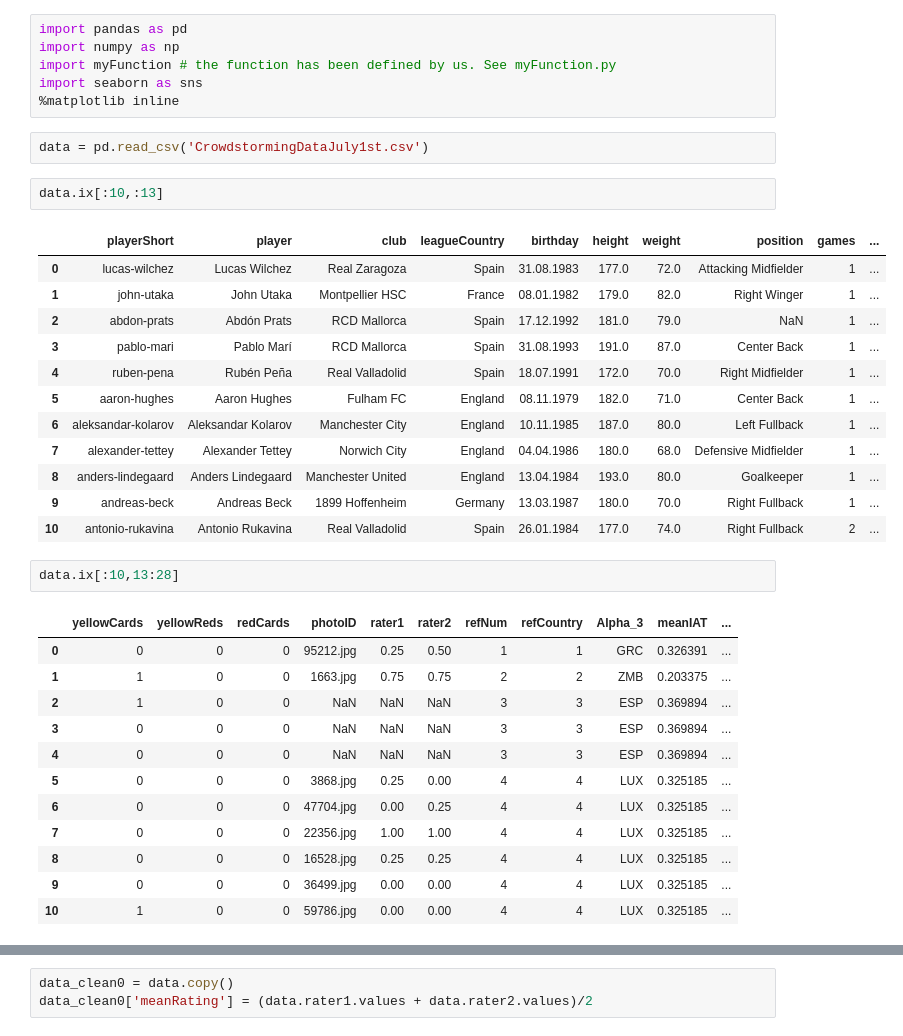
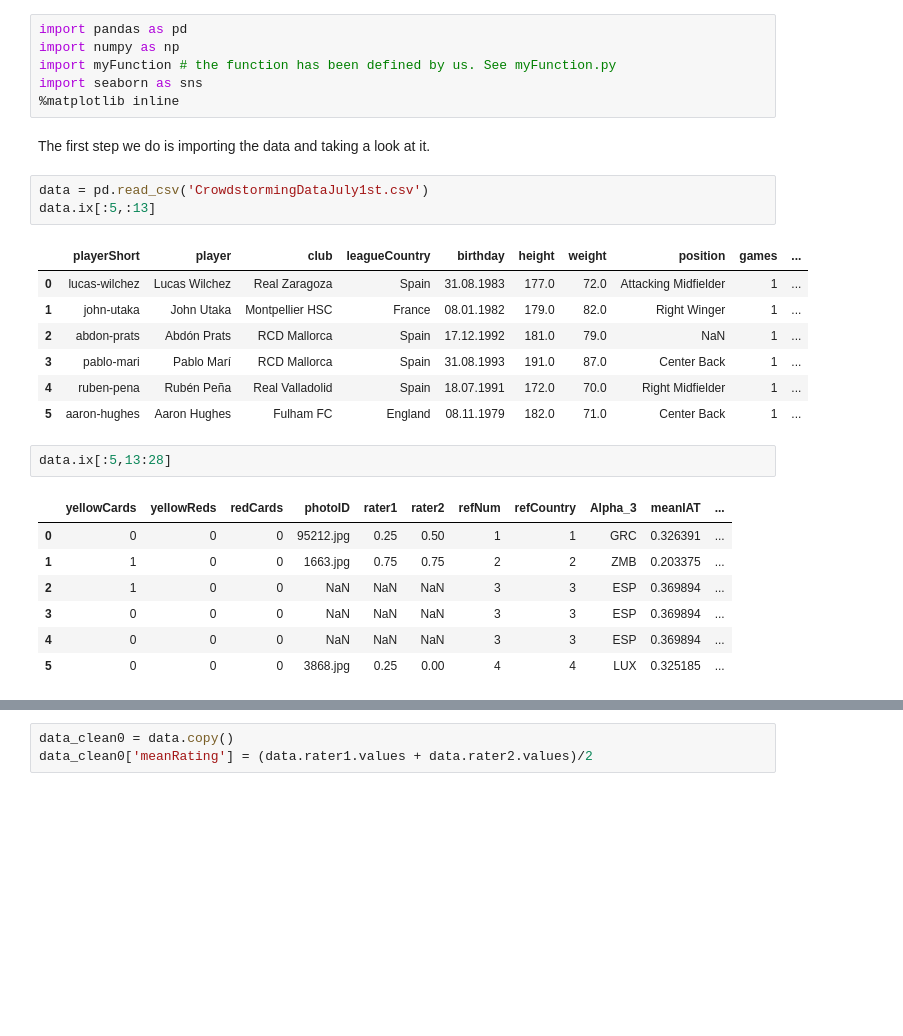
Before and after one commit to ThomVett/Homework, a Jupyter notebook: HomeWork_4/Homework_04_Axel_version.ipynb, the cells around one changed output, grey strips where cells are left out. Cells and saved outputs as stored; diff of their text form; blank space fills up the shorter version.

```diff
--- a/HomeWork_4/Homework_04_Axel_version.ipynb
+++ b/HomeWork_4/Homework_04_Axel_version.ipynb
@@ -4,35 +10,26 @@ import numpy as np
 import myFunction # the function has been defined by us. See myFunction.py
 import seaborn as sns
 %matplotlib inline
+# %% [markdown]
+The first step we do is importing the data and taking a look at it.
 # %%
 data = pd.read_csv('CrowdstormingDataJuly1st.csv')
+data.ix[:5,:13]
+# %% [output]
+|  | playerShort | player | club | leagueCountry | birthday | height | weight | position | games | ... |
+| 0 | lucas-wilchez | Lucas Wilchez | Real Zaragoza | Spain | 31.08.1983 | 177.0 | 72.0 | Attacking Midfielder | 1 | ... |
+| 1 | john-utaka | John Utaka | Montpellier HSC | France | 08.01.1982 | 179.0 | 82.0 | Right Winger | 1 | ... |
+| 2 | abdon-prats | Abdón Prats | RCD Mallorca | Spain | 17.12.1992 | 181.0 | 79.0 | NaN | 1 | ... |
+| 3 | pablo-mari | Pablo Marí | RCD Mallorca | Spain | 31.08.1993 | 191.0 | 87.0 | Center Back | 1 | ... |
+| 4 | ruben-pena | Rubén Peña | Real Valladolid | Spain | 18.07.1991 | 172.0 | 70.0 | Right Midfielder | 1 | ... |
+| 5 | aaron-hughes | Aaron Hughes | Fulham FC | England | 08.11.1979 | 182.0 | 71.0 | Center Back | 1 | ... |
 # %%
-data.ix[:10,:13]
+data.ix[:5,13:28]
 # %% [output]
-|  | playerShort | player | club | leagueCountry | birthday | height | weight | position | games | ... |
-| 0 | lucas-wilchez | Lucas Wilchez | Real Zaragoza | Spain | 31.08.1983 | 177.0 | 72.0 | Attacking Midfielder | 1 | ... |
-| 1 | john-utaka | John Utaka | Montpellier HSC | France | 08.01.1982 | 179.0 | 82.0 | Right Winger | 1 | ... |
-| 2 | abdon-prats | Abdón Prats | RCD Mallorca | Spain | 17.12.1992 | 181.0 | 79.0 | NaN | 1 | ... |
-| 3 | pablo-mari | Pablo Marí | RCD Mallorca | Spain | 31.08.1993 | 191.0 | 87.0 | Center Back | 1 | ... |
-| 4 | ruben-pena | Rubén Peña | Real Valladolid | Spain | 18.07.1991 | 172.0 | 70.0 | Right Midfielder | 1 | ... |
-| 5 | aaron-hughes | Aaron Hughes | Fulham FC | England | 08.11.1979 | 182.0 | 71.0 | Center Back | 1 | ... |
-| 6 | aleksandar-kolarov | Aleksandar Kolarov | Manchester City | England | 10.11.1985 | 187.0 | 80.0 | Left Fullback | 1 | ... |
-| 7 | alexander-tettey | Alexander Tettey | Norwich City | England | 04.04.1986 | 180.0 | 68.0 | Defensive Midfielder | 1 | ... |
-| 8 | anders-lindegaard | Anders Lindegaard | Manchester United | England | 13.04.1984 | 193.0 | 80.0 | Goalkeeper | 1 | ... |
-| 9 | andreas-beck | Andreas Beck | 1899 Hoffenheim | Germany | 13.03.1987 | 180.0 | 70.0 | Right Fullback | 1 | ... |
-| 10 | antonio-rukavina | Antonio Rukavina | Real Valladolid | Spain | 26.01.1984 | 177.0 | 74.0 | Right Fullback | 2 | ... |
+|  | yellowCards | yellowReds | redCards | photoID | rater1 | rater2 | refNum | refCountry | Alpha_3 | meanIAT | ... |
+| 0 | 0 | 0 | 0 | 95212.jpg | 0.25 | 0.50 | 1 | 1 | GRC | 0.326391 | ... |
+| 1 | 1 | 0 | 0 | 1663.jpg | 0.75 | 0.75 | 2 | 2 | ZMB | 0.203375 | ... |
+| 2 | 1 | 0 | 0 | NaN | NaN | NaN | 3 | 3 | ESP | 0.369894 | ... |
+| 3 | 0 | 0 | 0 | NaN | NaN | NaN | 3 | 3 | ESP | 0.369894 | ... |
+| 4 | 0 | 0 | 0 | NaN | NaN | NaN | 3 | 3 | ESP | 0.369894 | ... |
+| 5 | 0 | 0 | 0 | 3868.jpg | 0.25 | 0.00 | 4 | 4 | LUX | 0.325185 | ... |
-# %%
-data.ix[:10,13:28]
-# %% [output]
-|  | yellowCards | yellowReds | redCards | photoID | rater1 | rater2 | refNum | refCountry | Alpha_3 | meanIAT | ... |
-| 0 | 0 | 0 | 0 | 95212.jpg | 0.25 | 0.50 | 1 | 1 | GRC | 0.326391 | ... |
-| 1 | 1 | 0 | 0 | 1663.jpg | 0.75 | 0.75 | 2 | 2 | ZMB | 0.203375 | ... |
-| 2 | 1 | 0 | 0 | NaN | NaN | NaN | 3 | 3 | ESP | 0.369894 | ... |
-| 3 | 0 | 0 | 0 | NaN | NaN | NaN | 3 | 3 | ESP | 0.369894 | ... |
-| 4 | 0 | 0 | 0 | NaN | NaN | NaN | 3 | 3 | ESP | 0.369894 | ... |
-| 5 | 0 | 0 | 0 | 3868.jpg | 0.25 | 0.00 | 4 | 4 | LUX | 0.325185 | ... |
-| 6 | 0 | 0 | 0 | 47704.jpg | 0.00 | 0.25 | 4 | 4 | LUX | 0.325185 | ... |
-| 7 | 0 | 0 | 0 | 22356.jpg | 1.00 | 1.00 | 4 | 4 | LUX | 0.325185 | ... |
-| 8 | 0 | 0 | 0 | 16528.jpg | 0.25 | 0.25 | 4 | 4 | LUX | 0.325185 | ... |
-| 9 | 0 | 0 | 0 | 36499.jpg | 0.00 | 0.00 | 4 | 4 | LUX | 0.325185 | ... |
-| 10 | 1 | 0 | 0 | 59786.jpg | 0.00 | 0.00 | 4 | 4 | LUX | 0.325185 | ... |
```
Also changed, not shown: parts of 33 cells of this notebook, 3 other files.
